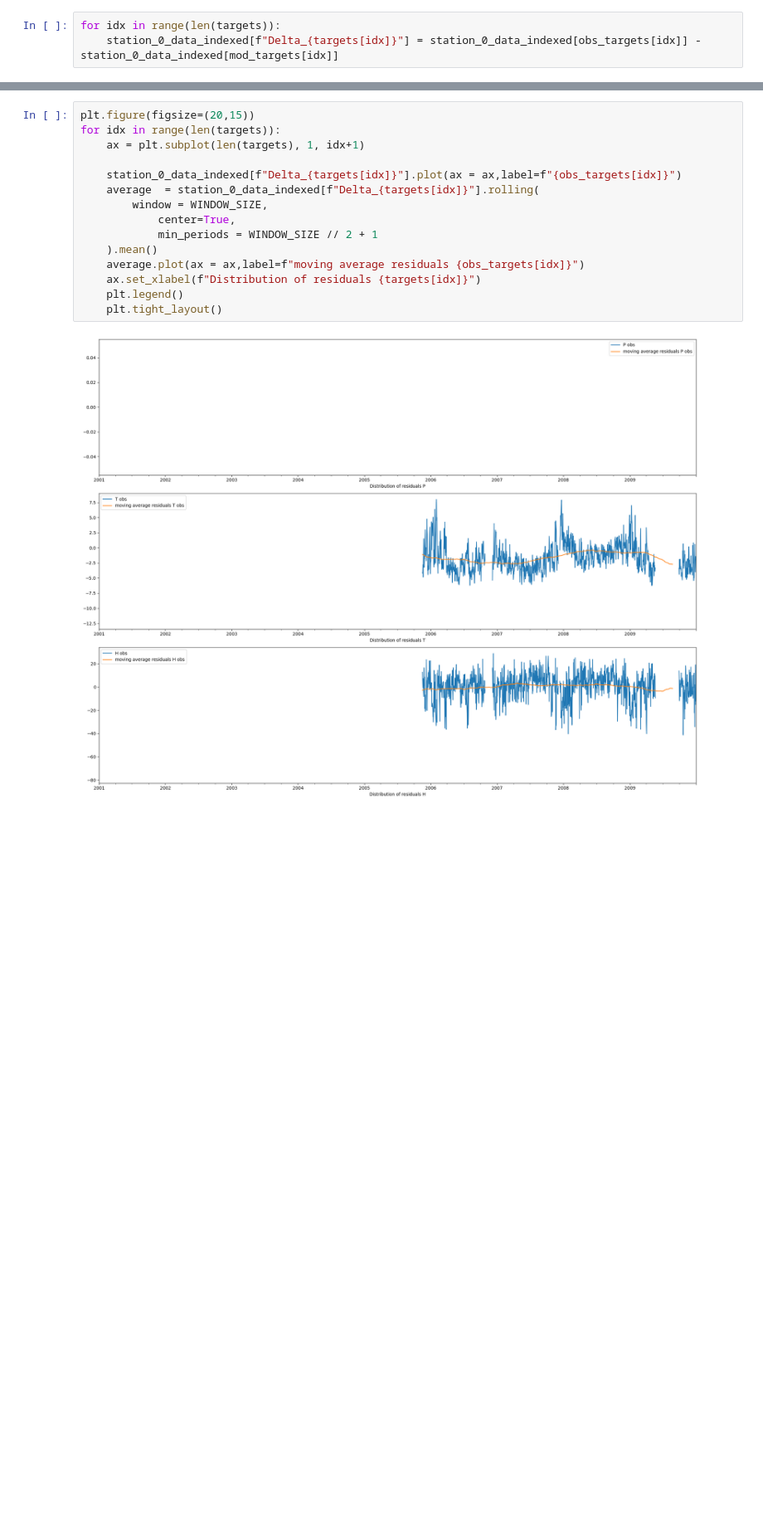
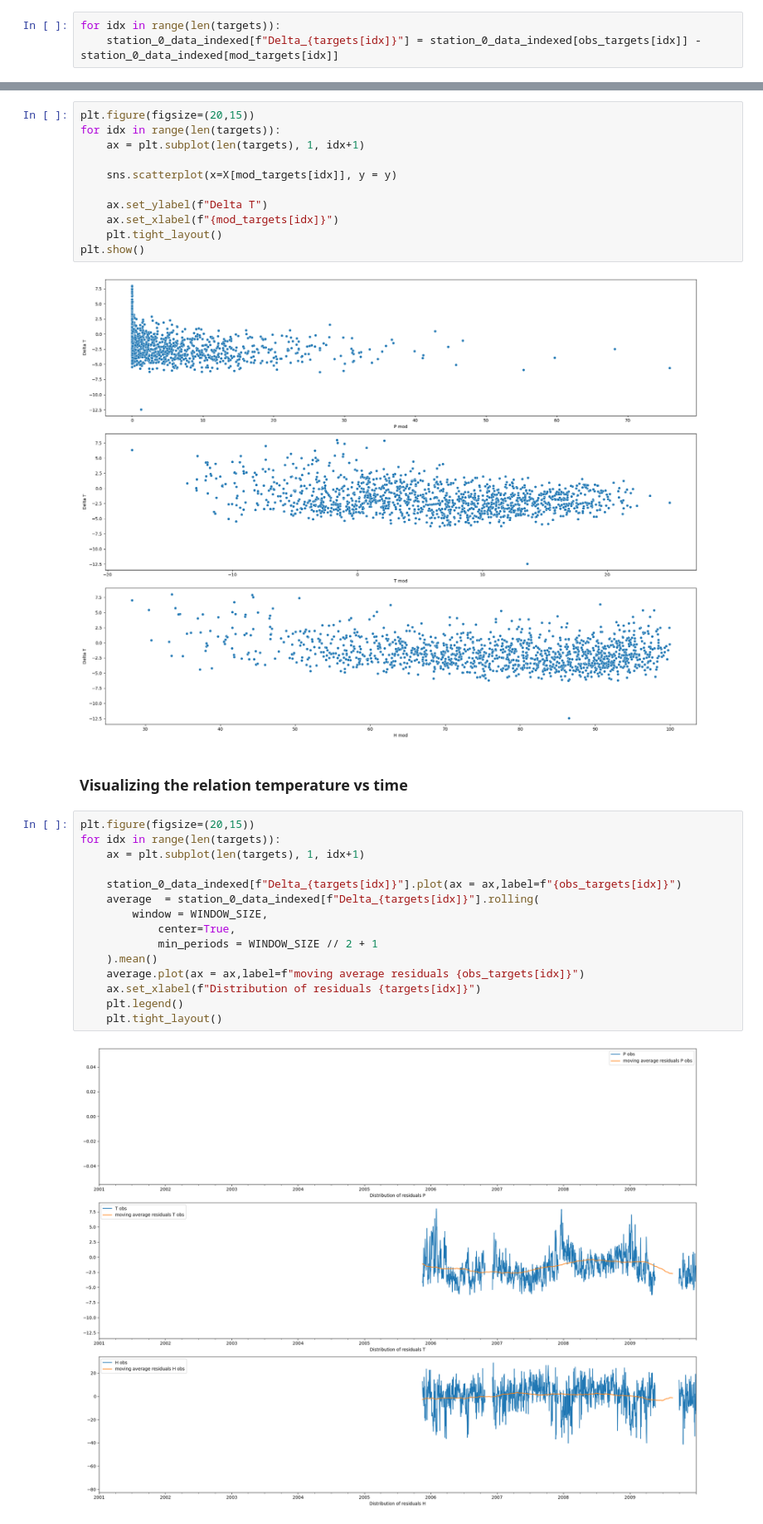
Before and after one commit to AIEnthousiast/Bias_Correction_Model, a Jupyter notebook: MasterNotebook.ipynb, the cells around one changed output, grey strips where cells are left out. Shown at 83% size. Cells and saved outputs as stored; diff of their text form; blank space fills up the shorter version.

```diff
--- a/MasterNotebook.ipynb
+++ b/MasterNotebook.ipynb
@@ -177,3 +244,18 @@ for idx in range(len(targets)):
+# %%
+plt.figure(figsize=(20,15))
+for idx in range(len(targets)):
+    ax = plt.subplot(len(targets), 1, idx+1)
+
+    sns.scatterplot(x=X[mod_targets[idx]], y = y)
+
+    ax.set_ylabel(f"Delta T")
+    ax.set_xlabel(f"{mod_targets[idx]}")
+    plt.tight_layout()
+plt.show()
+# %% [output]
+[figure, added]
+# %% [markdown]
+### Visualizing the relation temperature vs time
 # %%
 plt.figure(figsize=(20,15))
 for idx in range(len(targets)):
```
Also changed, not shown: parts of 16 cells of this notebook, 1 other file.
